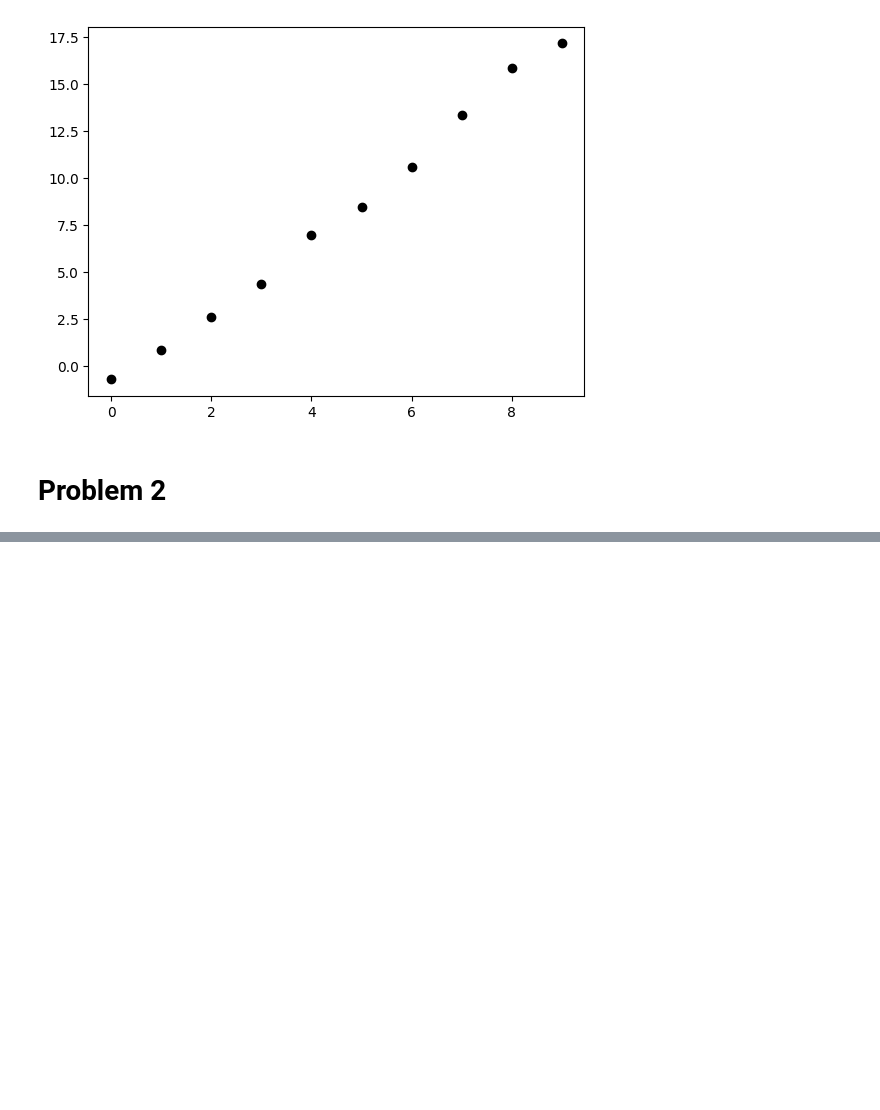
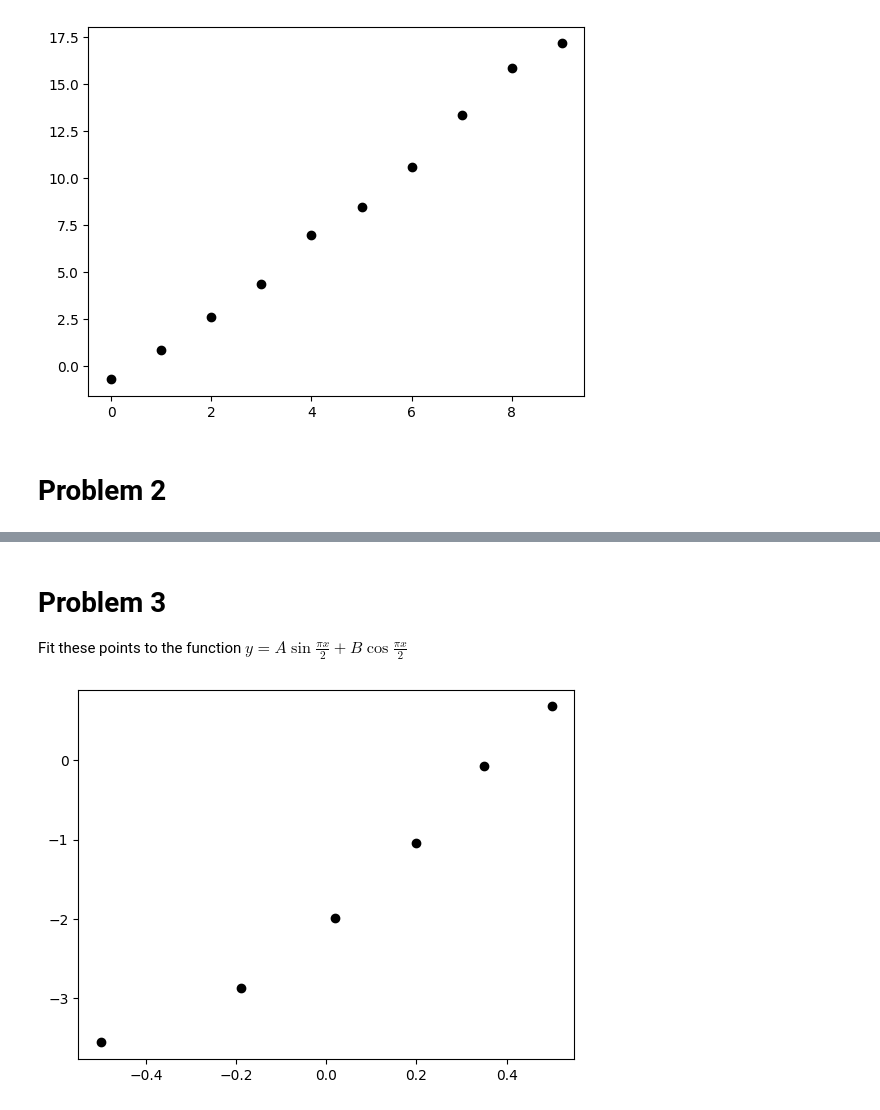
Before and after one commit to mdaugherity/Numerical2024, a Jupyter notebook: fits/Fit_Practice.ipynb, the cells around one changed output, grey strips where cells are left out. Drawn from its saved outputs; the diff is of its cells as text; code cells hidden in the pictures; blank space fills up the shorter version.

```diff
--- a/fits/Fit_Practice.ipynb
+++ b/fits/Fit_Practice.ipynb
@@ -80,0 +85,12 @@ plt.show()
+# %% [markdown]
+# Problem 3
+
+Fit these points to the function
+$ y= A \sin{\frac{\pi x}{2}} + B \cos{\frac{\pi x}{2}}$
+# %%
+xdata = np.array([-0.5, -0.19, 0.02, 0.20, 0.35, 0.50])
+ydata = np.array([-3.558, -2.874, -1.995, -1.040, -0.068, 0.677])
+plt.plot(xdata, ydata, 'ko')
+plt.show()
+# %% [output]
+[figure, added]
```
Also changed, not shown: parts of 6 cells of this notebook.
